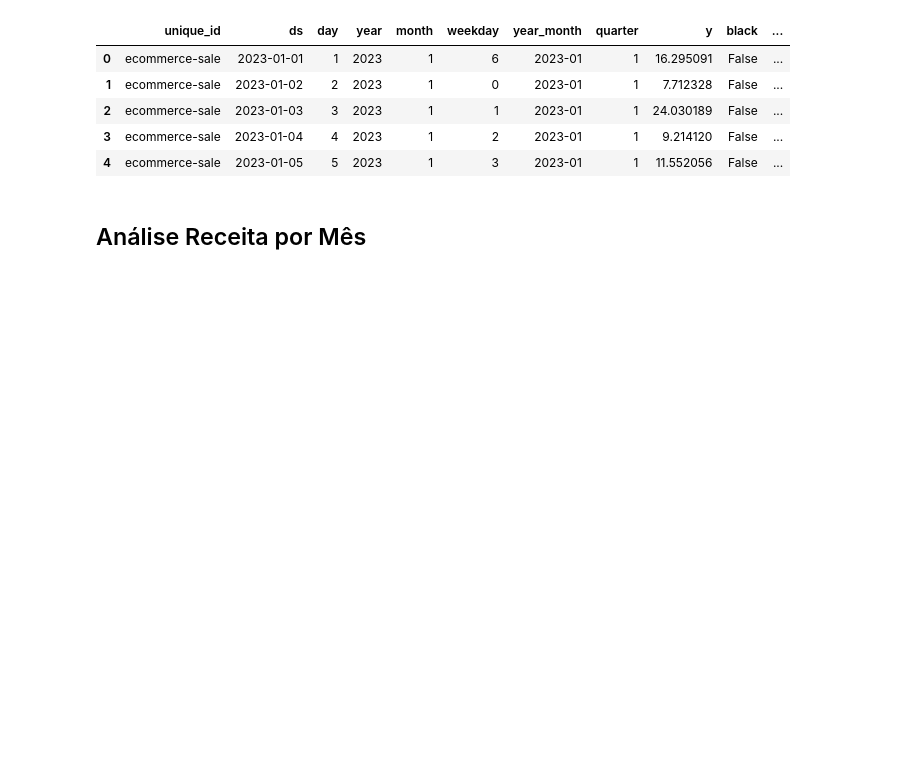
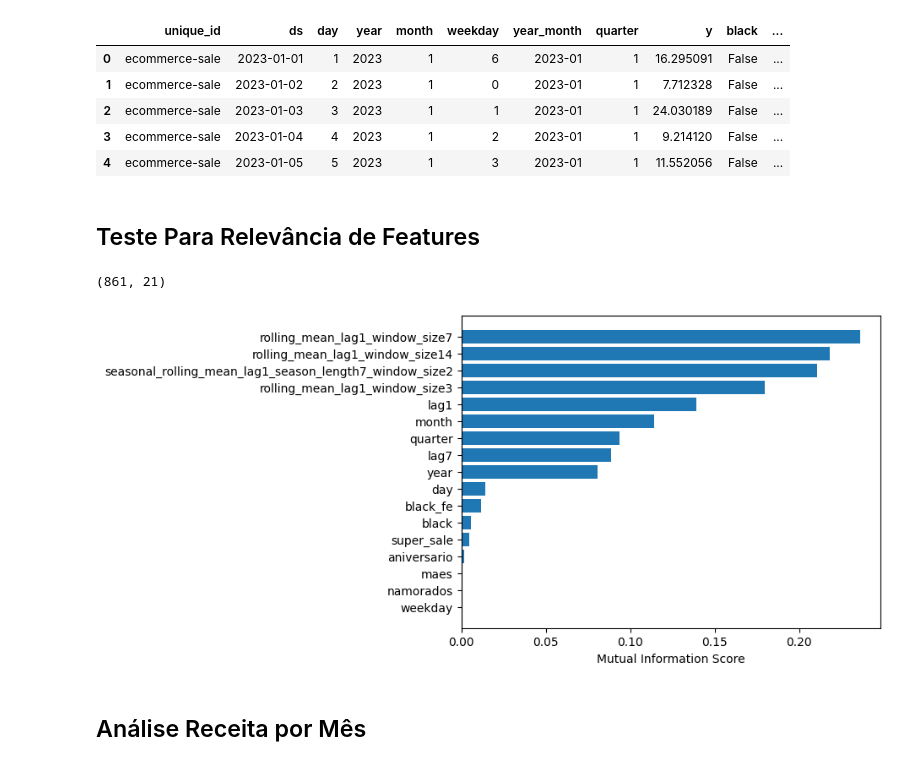
Before and after one commit to mateusalmeida11/mlops-forecast, a Jupyter notebook: notebooks/eda_for_ts.ipynb, the cells around one changed output. Saved outputs shown, nothing was run; the diff lists cells and outputs as text; code cells hidden in the pictures; blank space fills up the shorter version.

Commit message:
analysis (notebook): mutual information

```diff
--- a/notebooks/eda_for_ts.ipynb
+++ b/notebooks/eda_for_ts.ipynb
@@ -830,6 +838,63 @@ ts_2023_promo.head()
 | 2 | ecommerce-sale | 2023-01-03 | 3 | 2023 | 1 | 1 | 2023-01 | 1 | 24.030189 | False | ... |
 | 3 | ecommerce-sale | 2023-01-04 | 4 | 2023 | 1 | 2 | 2023-01 | 1 | 9.214120 | False | ... |
 | 4 | ecommerce-sale | 2023-01-05 | 5 | 2023 | 1 | 3 | 2023-01 | 1 | 11.552056 | False | ... |
+# %% [markdown]
+## Teste Para Relevância de Features
+# %%
+#vamos pegar apenas os lags mais correlacionados para fazermos os testes
+
+preprocess_lags = MLForecast(
+    models=[],
+    freq=['D'],
+    lags=[1, 7],
+    lag_transforms={
+        1: [RollingMean(window_size=3), RollingMean(window_size=7), RollingMean(window_size=14),
+            SeasonalRollingMean(season_length=7, window_size=2)]
+    }
+)
+
+ts_2023_fs = preprocess_lags.preprocess(ts_2023_promo, static_features=[])
+# %%
+ts_2023_fs.reset_index(drop=True, inplace=True)
+# %%
+#verificar o shape do nosso dado
+
+ts_2023_fs.shape
+# %% [output]
+(861, 21)
+# %%
+#divisao target e predictor
+
+data = ts_2023_fs.drop(["y", "unique_id", "ds", "year_month"], axis="columns")
+target = ts_2023_fs.y
+
+#divisao treino e teste
+
+data_train, data_test, target_train, target_test = train_test_split(data, target, train_size=.75, shuffle=False, random_state=42)
+
+#validacao da mutual information
+mi_score = mutual_info_regression(
+    data_train,
+    target_train
+)
+
+#visualizacao
+
+sorted_idx = np.argsort(mi_score)
+mi_scoredf = pd.DataFrame(
+    mi_score[sorted_idx[::-1]],
+    index=data_train.columns[sorted_idx[::-1]],
+    columns=["mi_score"]
+)
+
+plt.barh(
+    data_train.columns[sorted_idx],
+    mi_score[sorted_idx])
+
+plt.xlabel("Mutual Information Score")
+plt.show()
+# %% [output]
+[figure, added]
 # %% [markdown]
 ## Análise Receita por Mês
 # %%
```
Also changed, not shown: parts of 7 cells of this notebook.
